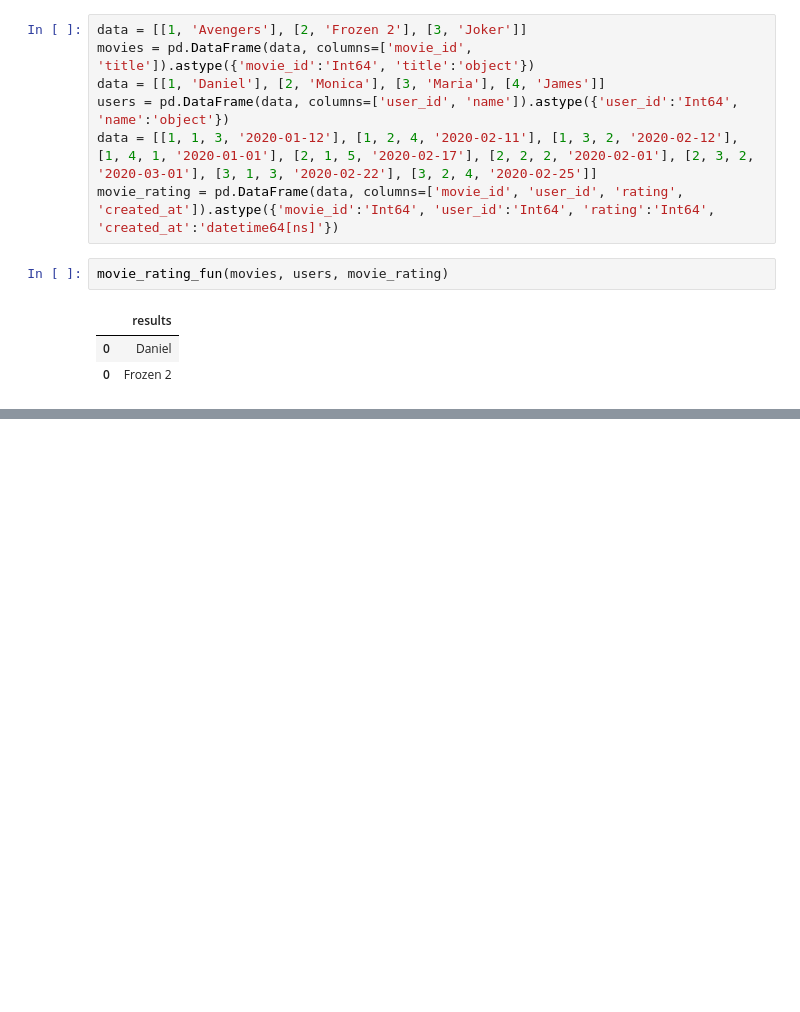
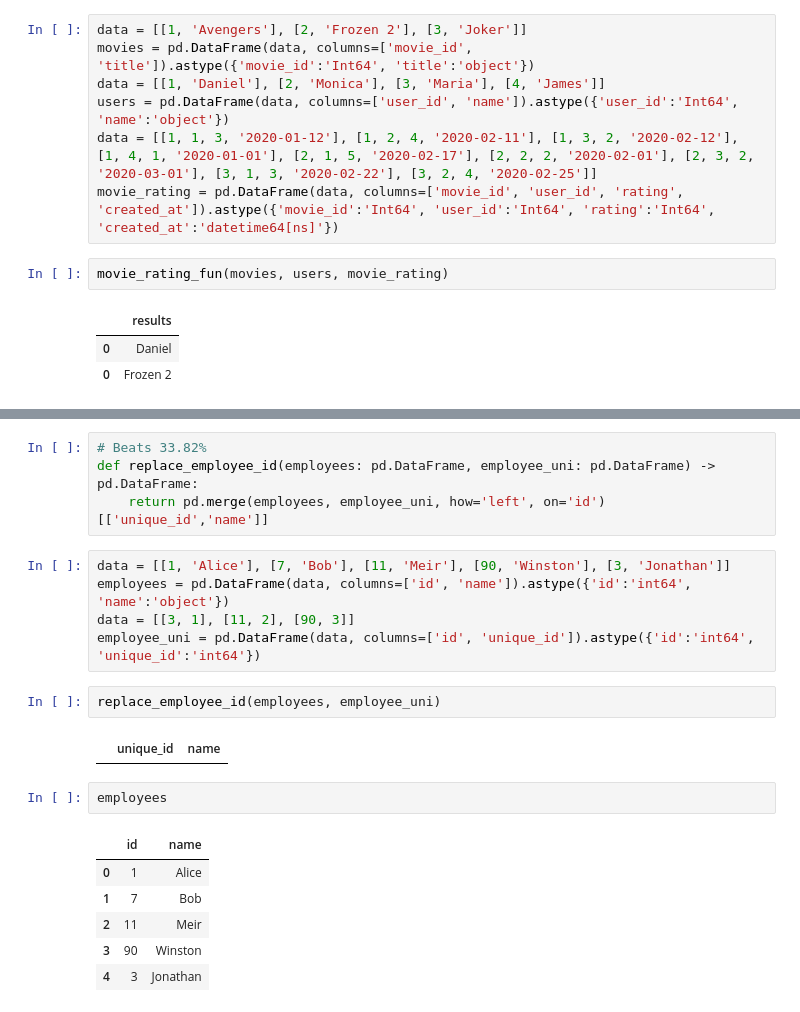
Before and after one commit to drwslv/LeetCode-Pandas, a Jupyter notebook: examples_1.ipynb, the cells around one changed output, grey strips where cells are left out. Saved outputs shown, nothing was run; the diff lists cells and outputs as text; blank space fills up the shorter version.

```diff
--- a/examples_1.ipynb
+++ b/examples_1.ipynb
@@ -2855,0 +2794,22 @@ movie_rating_fun(movies, users, movie_rating)
+# %%
+# Beats 33.82%
+def replace_employee_id(employees: pd.DataFrame, employee_uni: pd.DataFrame) -> pd.DataFrame:
+    return pd.merge(employees, employee_uni, how='left', on='id')[['unique_id','name']]
+# %%
+data = [[1, 'Alice'], [7, 'Bob'], [11, 'Meir'], [90, 'Winston'], [3, 'Jonathan']]
+employees = pd.DataFrame(data, columns=['id', 'name']).astype({'id':'int64', 'name':'object'})
+data = [[3, 1], [11, 2], [90, 3]]
+employee_uni = pd.DataFrame(data, columns=['id', 'unique_id']).astype({'id':'int64', 'unique_id':'int64'})
+# %%
+replace_employee_id(employees, employee_uni)
+# %% [output]
+|  | unique_id | name |
+# %%
+employees
+# %% [output]
+|  | id | name |
+| 0 | 1 | Alice |
+| 1 | 7 | Bob |
+| 2 | 11 | Meir |
+| 3 | 90 | Winston |
+| 4 | 3 | Jonathan |
```
Also changed, not shown: parts of 75 cells of this notebook.
